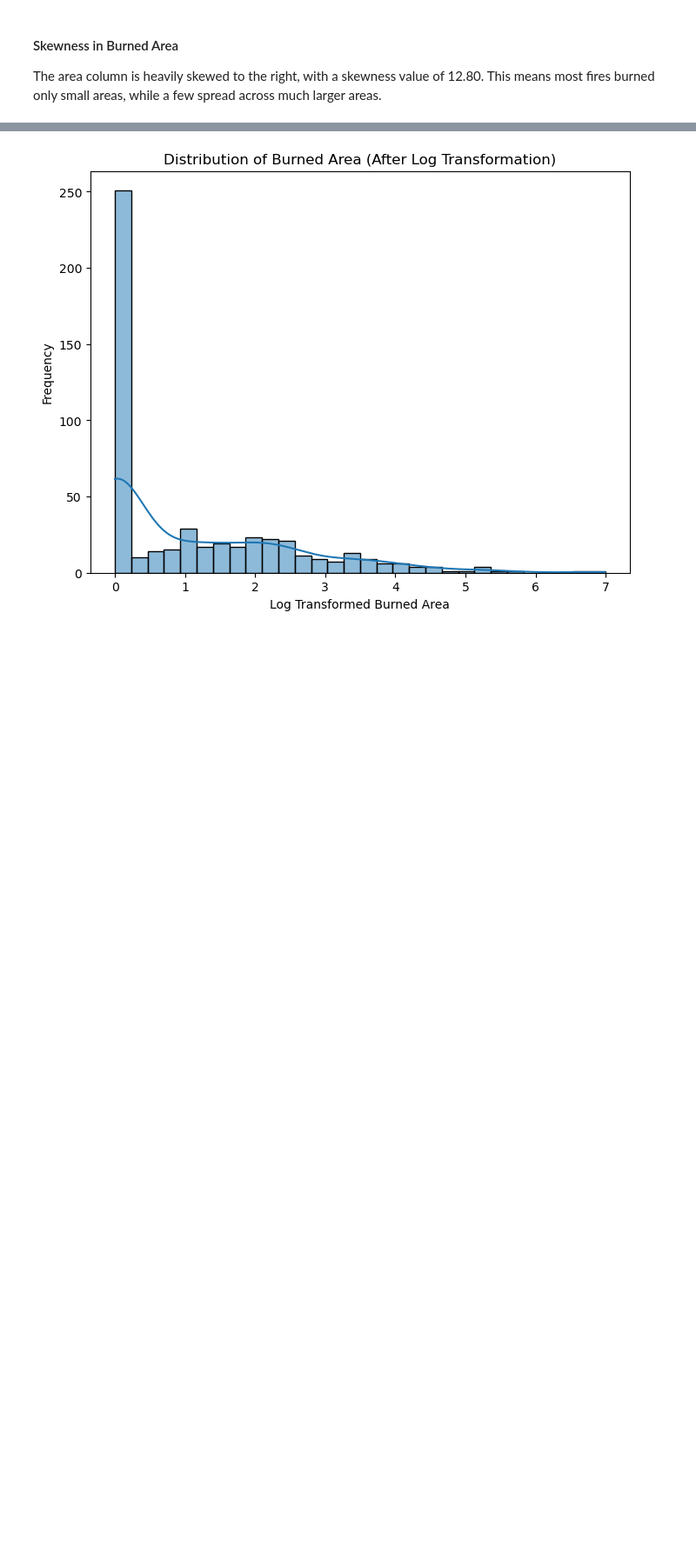
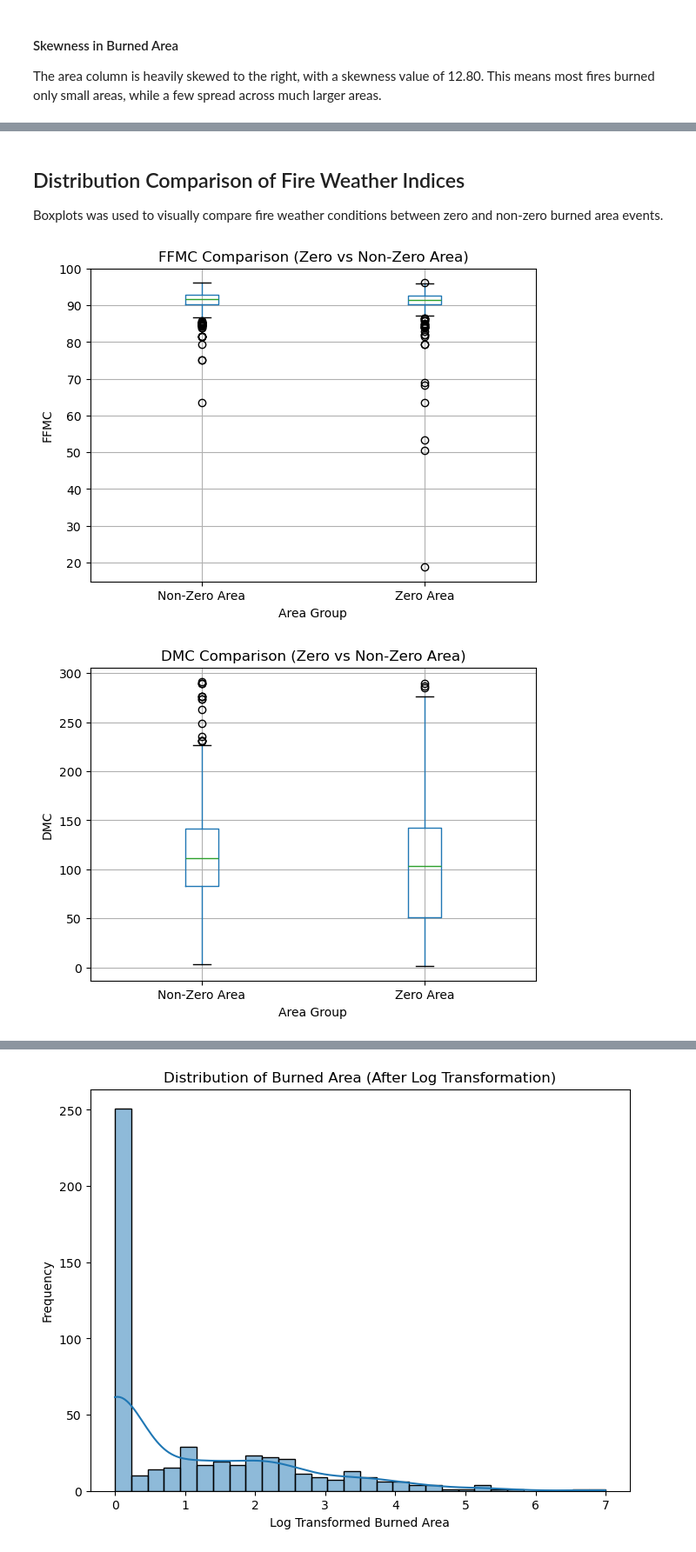
Before and after one commit to Oluwatosin-Simeon/wildfire-risk-analysis, a Jupyter notebook: wildfire-risk-analysis/notebooks/wildfire-analysis .ipynb, the cells around one changed output, grey strips where cells are left out. Shown at 87% size. Saved outputs shown, nothing was run; the diff lists cells and outputs as text; code cells hidden in the pictures; blank space fills up the shorter version.

```diff
--- a/wildfire-risk-analysis/notebooks/wildfire-analysis .ipynb
+++ b/wildfire-risk-analysis/notebooks/wildfire-analysis .ipynb
@@ -227,0 +297,7 @@ The area column is heavily skewed to the right, with a skewness value of 12.80.
+# %%
+indices = ['FFMC', 'DMC', 'DC', 'ISI']
+
+comparison = df.groupby(df['area'] == 0)[indices].mean()
+comparison.index = ['Non-Zero Area', 'Zero Area']
+
+comparison
@@ -227,0 +314,20 @@ The area column is heavily skewed to the right, with a skewness value of 12.80.
+# %% [markdown]
+## Distribution Comparison of Fire Weather Indices
+
+Boxplots was used to visually compare fire weather conditions between zero and non-zero burned area events.
+# %%
+# creating grouping column
+df['area_group'] = df['area'].apply(lambda x: 'Zero Area' if x == 0 else 'Non-Zero Area')
+
+import matplotlib.pyplot as plt
+
+for col in indices:
+    df.boxplot(column=col, by='area_group')
+    plt.title(f'{col} Comparison (Zero vs Non-Zero Area)')
+    plt.suptitle("")
+    plt.xlabel("Area Group")
+    plt.ylabel(col)
+    plt.show()
+# %% [output]
+[figure, added]
+[figure, added]
```
Also changed, not shown: parts of 16 cells of this notebook, 2 other files.
